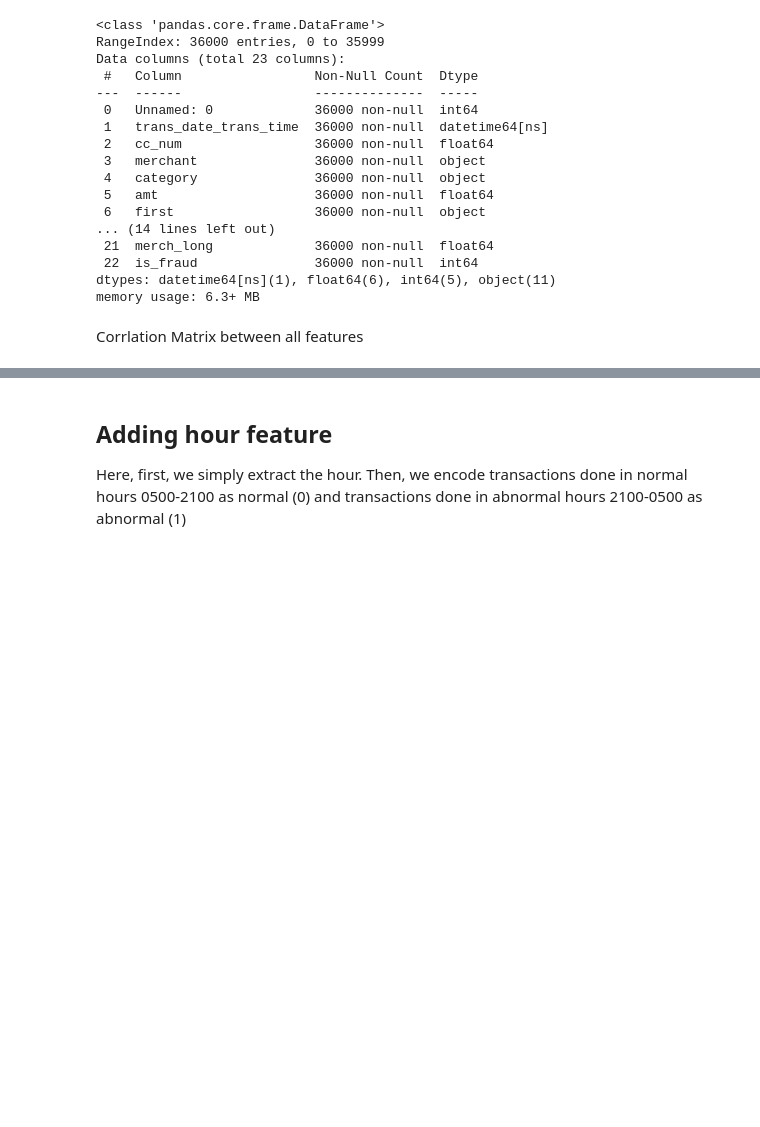
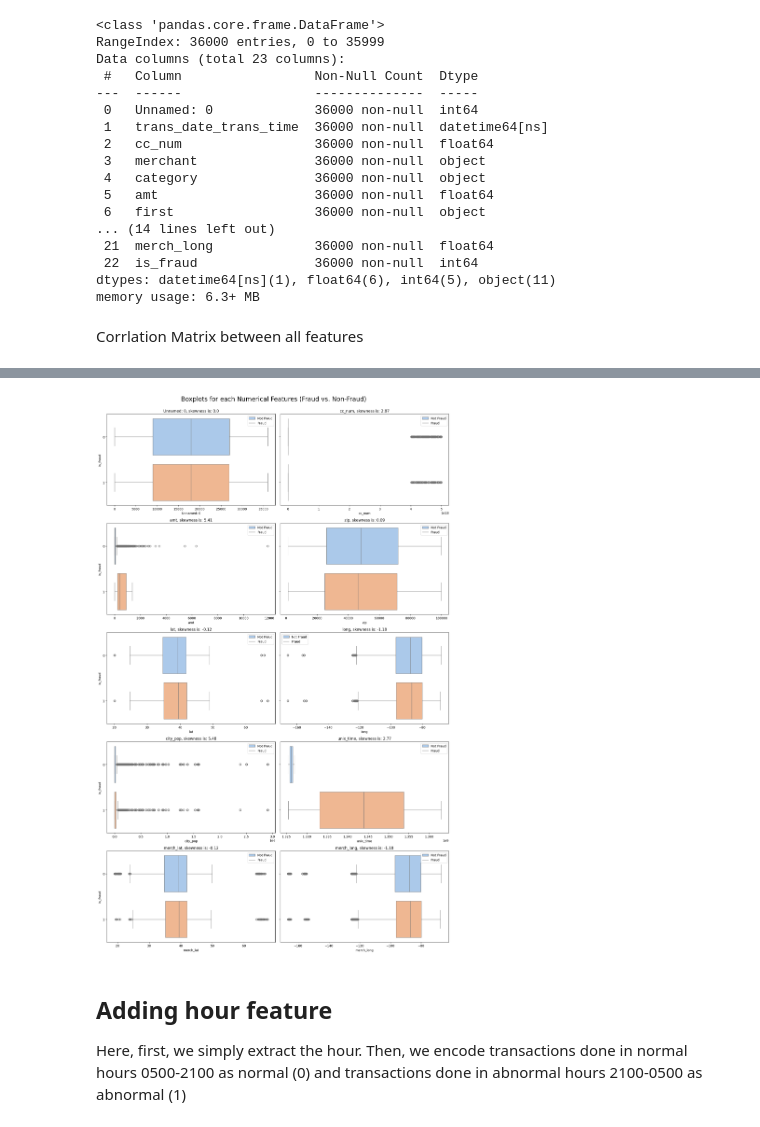
Before and after one commit to BeheraSas/Project--Payment-Risk-Shield, a Jupyter notebook: PRS.ipynb, the cells around one changed output, grey strips where cells are left out. Cells and saved outputs as stored; diff of their text form; code cells hidden in the pictures; blank space fills up the shorter version.

```diff
--- a/PRS.ipynb
+++ b/PRS.ipynb
@@ -273,3 +491,37 @@ plt.show()
+# %%
+import seaborn as sns
+import matplotlib.pyplot as plt
+
+# Assuming 'data' is your DataFrame and 'numerical_features' is a list of column names
+pastel_palette = sns.color_palette('pastel')
+
+# Create a function for custom boxplots
+def boxplots_custom(dataset, columns_list, rows, cols, suptitle):
+    fig, axs = plt.subplots(rows, cols, sharey=True, figsize=(16, 25))
+    fig.suptitle(suptitle, y=1, size=20)
+    axs = axs.flatten()
+
+    # Custom palette for "Not Fraud" (blue) and "Fraud" (pink)
+    fraud_palette = {0: pastel_palette[0], 1: pastel_palette[1]}
+
+    for i, da in enumerate(columns_list):
+        if i < len(axs):  # Ensure we don't access an index out of range
+            sns.boxplot(data=dataset, x=da, y='is_fraud', hue='is_fraud', orient='h', ax=axs[i], palette=fraud_palette)
+            axs[i].set_title(da + ', skewness is: ' + str(round(dataset[da].skew(axis=0, skipna=True), 2)))
+            axs[i].legend(['Not Fraud', 'Fraud'])  # Add legend labels
+
+    # Hide any unused subplots
+    for j in range(i + 1, len(axs)):
+        fig.delaxes(axs[j])
+
+    # Adjust the layout to avoid overlapping titles and labels
+    plt.tight_layout()
+    plt.show()
+
+# Call the function for the 'data' DataFrame, 'numerical_features' list, 5 rows, 2 columns, and title
+boxplots_custom(data, numerical_features, 5, 2, 'Boxplots for each Numerical Features (Fraud vs. Non-Fraud)')
+# %% [output]
+[figure, added]
 # %% [markdown]
 ## Adding hour feature
 Here, first, we simply extract the hour. Then, we encode transactions done in normal hours 0500-2100 as normal (0) and transactions done in abnormal hours 2100-0500 as abnormal (1)
```
Also changed, not shown: parts of 21 cells of this notebook.
